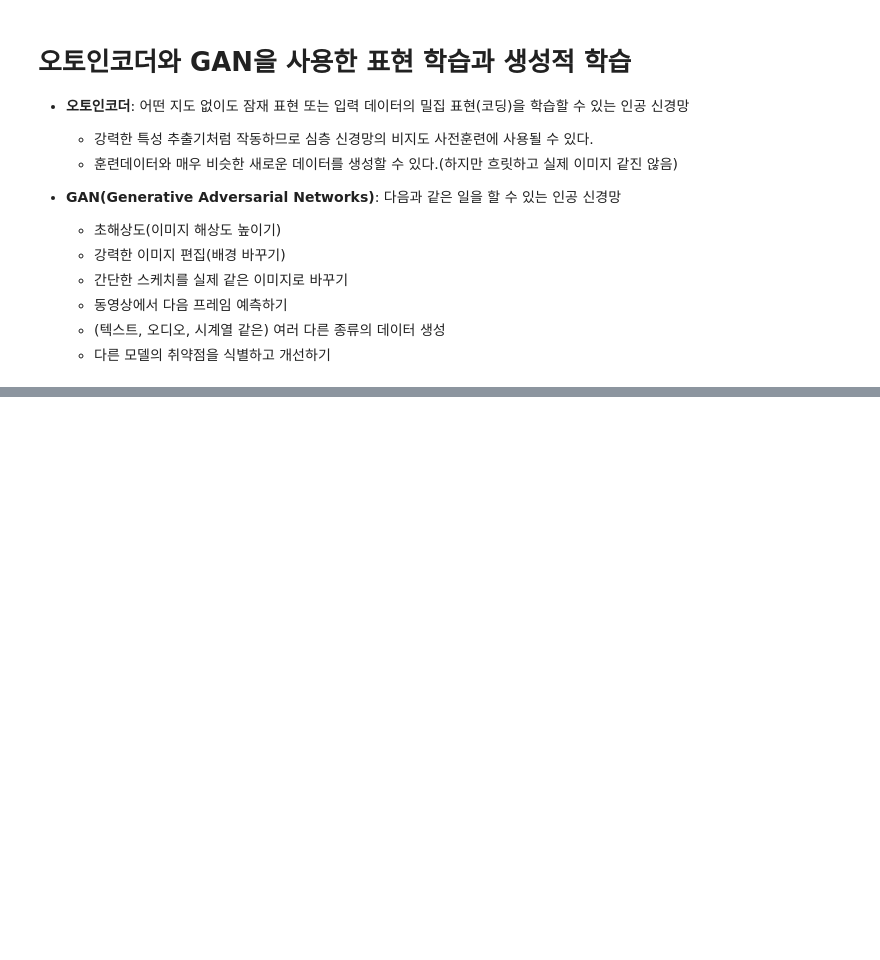
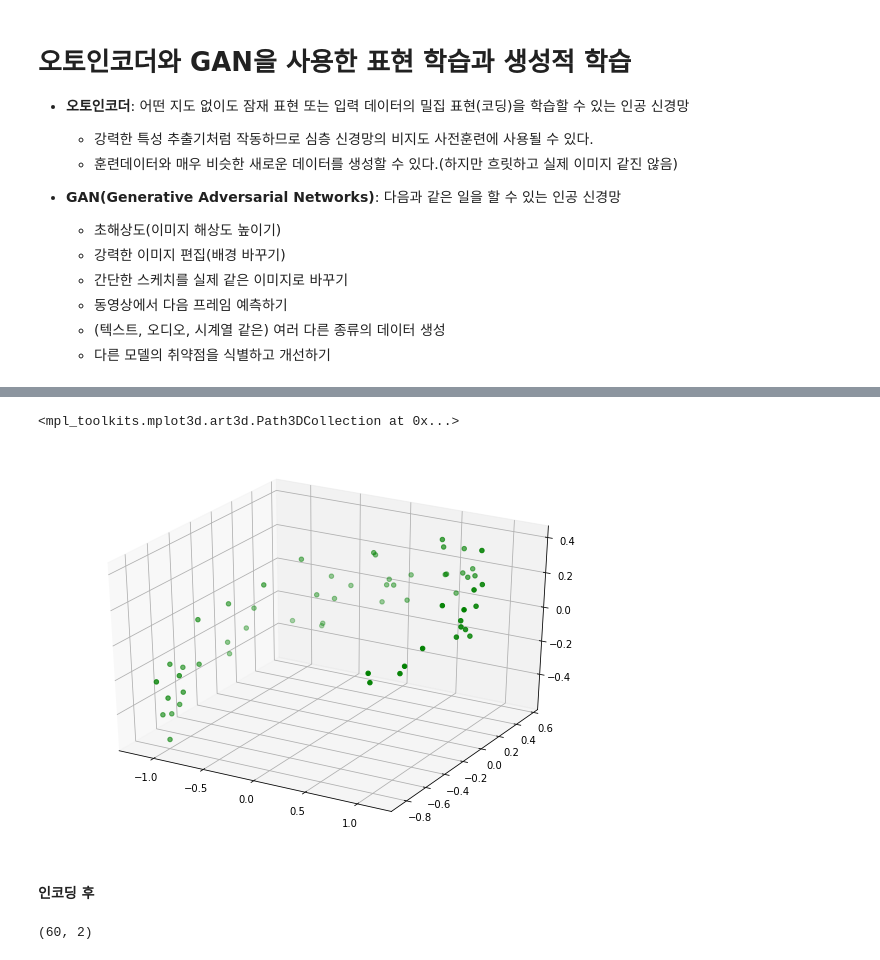
Before and after one commit to PingPingE/Learn_ML_DL, a Jupyter notebook: Practice/Hands_On_ML/ch17_1.ipynb, the cells around one changed output, grey strips where cells are left out. Cells and saved outputs as stored; diff of their text form; code cells hidden in the pictures; blank space fills up the shorter version.

```diff
--- a/Practice/Hands_On_ML/ch17_1.ipynb
+++ b/Practice/Hands_On_ML/ch17_1.ipynb
@@ -34,0 +116,18 @@ import pandas as pd
+# %%
+#https://www.geeksforgeeks.org/3d-scatter-plotting-in-python-using-matplotlib/
+# Creating figure
+fig = plt.figure(figsize = (10, 7))
+ax = plt.axes(projection ="3d")
+
+# Creating plot
+ax.scatter3D(X_train1[:,0], X_train1[:,1], X_train1[:,2], color = "green")
+# %% [output]
+<mpl_toolkits.mplot3d.art3d.Path3DCollection at 0x...>
+[figure, added]
+# %% [markdown]
+#### 인코딩 후
+# %%
+codings= encoder.predict(X_train1)
+codings.shape
+# %% [output]
+(60, 2)
```
Also changed, not shown: parts of 33 cells of this notebook.
